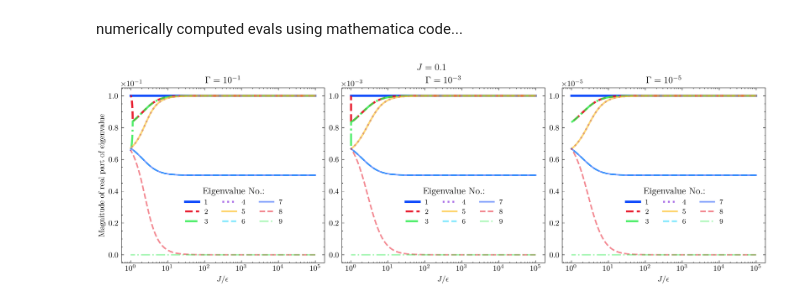
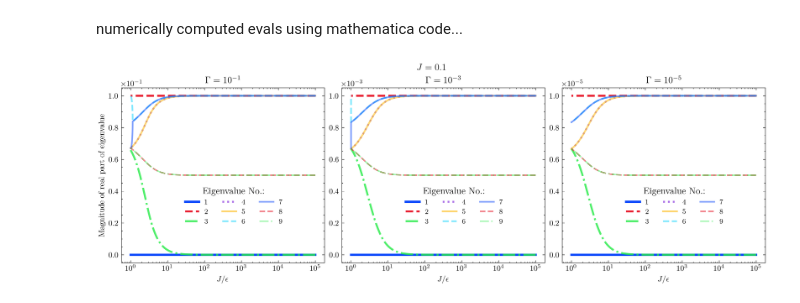
Before and after one commit to kiwipretzel/nserc-2026, a Jupyter notebook: [3.0] [three-site (degenerate), single-body, general epsilon's, local dephasing]/[3.0.1] [evals of symmetry case] [june 25].ipynb, the cells around one changed output. Drawn from its saved outputs; the diff is of its cells as text; code cells hidden in the pictures.

Commit message:
re-ordered evals of numerical case to match the analytical case

```diff
--- a/[3.0] [three-site (degenerate), single-body, general epsilon's, local dephasing]/[3.0.1] [evals of symmetry case] [june 25].ipynb
+++ b/[3.0] [three-site (degenerate), single-body, general epsilon's, local dephasing]/[3.0.1] [evals of symmetry case] [june 25].ipynb
@@ -41,31 +41,32 @@ gammas = [
 
 fig, axs = plt.subplots(1,3, figsize=(12, 4), layout='constrained')
 plt.style.use(['science', 'high-vis'])
 
 
 
 
 for col, data in enumerate(datas):
     eps = data[:, 0]
     evals = data[:, 1:]
+    evals = evals[:, [16,17,0,1,14,13,6,7,8,9,2,3,4,5,10,11,12,13]] # re-ordering the columns of the .dat files so that the evals match the ordering of the analytic case [3.0.2]
 
     for i in range(evals.shape[1]//2):
         axs[col].plot(J_val/eps,
                        np.abs(evals[:, 2*i]),
                         label=f"{i+1}",
                         linewidth=2.75*0.95**i,
                         alpha=1*0.9**i)
 
     axs[col].legend(title='Eigenvalue No.:', title_fontsize=12, fontsize=9, ncol=3, loc=(0.3, 0.2)) # plotting legend
     axs[col].set_xscale('log') # setting log scale for x axis
     axs[col].set_xlabel(r"$J / \epsilon$") # labelling x axis
     #axs[col].invert_xaxis() # inverting x axis
     axs[col].ticklabel_format(axis='y', style='sci', scilimits=(0, 0)) # using sci notation for y axis
     #axs[col].set_ylim([-1*gamma_val*0.2, gamma_val*1.2]) # forcing bounds of y axis (so that large magnitudes don't blow up the plot)
     axs[col].set_title(fr'$\Gamma=10^{{{int(np.log10(gammas[col]))}}}$')
 
 axs[0].set_ylabel('Magnitude of real part of eigenvalue')  # labelling y axis
 fig.suptitle(fr'$J={J_val}$')
 fig.savefig("splitting_numerically.pdf")
 # %% [output]
-[figure, old version]
+[figure, new version]
```
Also changed, not shown: 2 other files.
